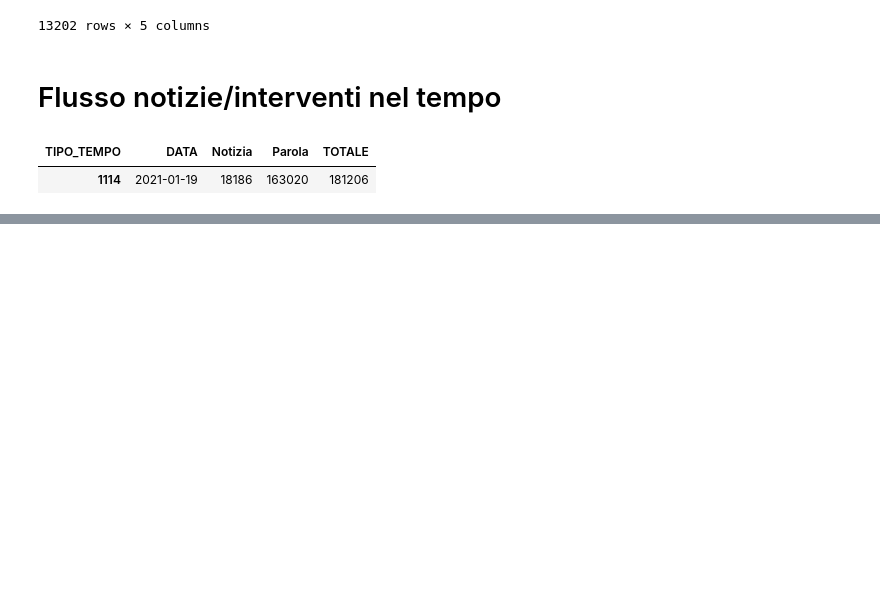
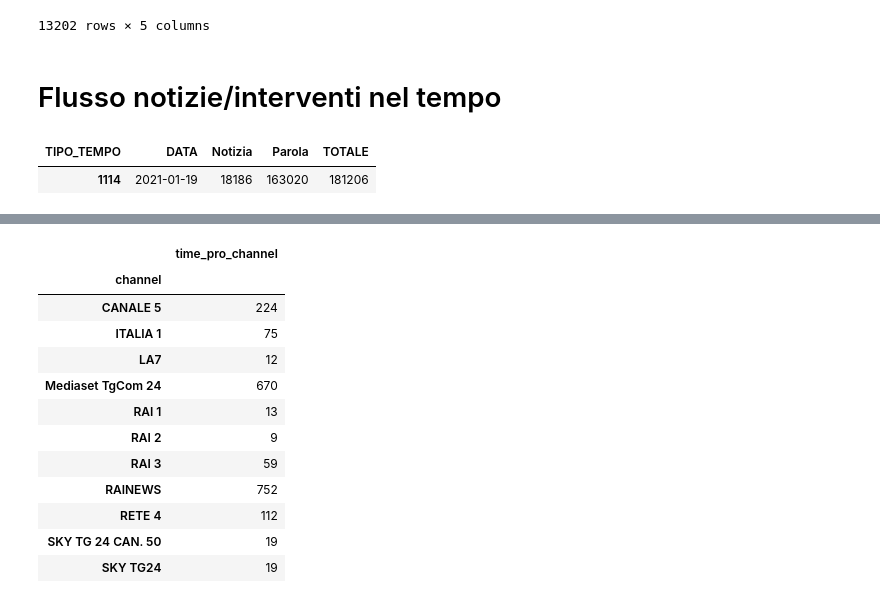
Before and after one commit to g0v-it/agcom, a Jupyter notebook: code/analisi.ipynb, the cells around one changed output, grey strips where cells are left out. Saved outputs shown, nothing was run; the diff lists cells and outputs as text; code cells hidden in the pictures; blank space fills up the shorter version.

```diff
--- a/code/analisi.ipynb
+++ b/code/analisi.ipynb
@@ -438,0 +569,20 @@ array(['Berlusconi', 'Calenda', 'Conte', ..., 'Delli Colli', 'Calearo',
+# %%
+time_channels = politico.groupby('channel').aggregate('sum')
+time_channels.rename(
+    columns={"minutes_of_intervention": "time_pro_channel"}, inplace=True)
+# %%
+time_channels
+# %% [output]
+|  | time_pro_channel |
+| channel |  |
+| CANALE 5 | 224 |
+| ITALIA 1 | 75 |
+| LA7 | 12 |
+| Mediaset TgCom 24 | 670 |
+| RAI 1 | 13 |
+| RAI 2 | 9 |
+| RAI 3 | 59 |
+| RAINEWS | 752 |
+| RETE 4 | 112 |
+| SKY TG 24 CAN. 50 | 19 |
+| SKY TG24 | 19 |
```
Also changed, not shown: parts of 25 cells of this notebook, 2 other files.
